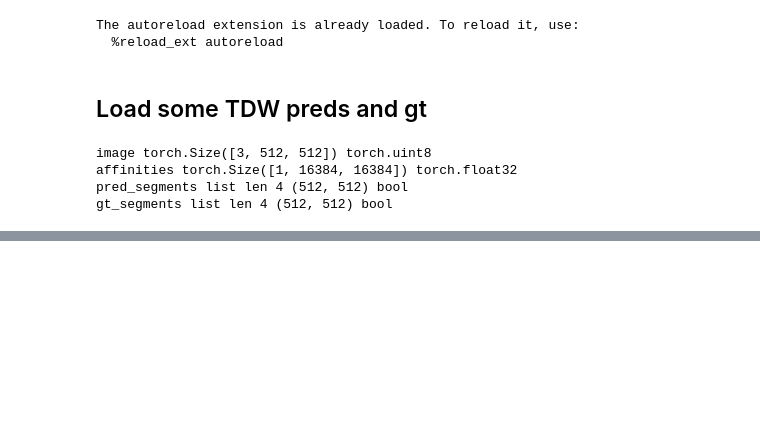
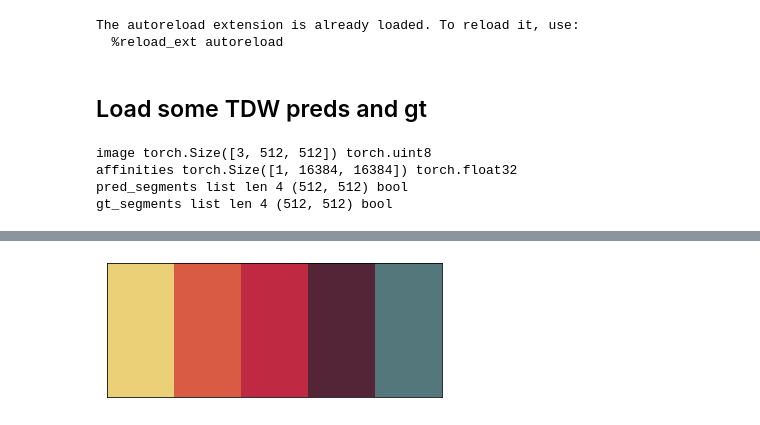
Before and after one commit to neuroailab/RAFT, a Jupyter notebook: notebooks/ECCV22_Figures_db030422.ipynb, the cells around one changed output, grey strips where cells are left out. Drawn from its saved outputs; the diff is of its cells as text; code cells hidden in the pictures; blank space fills up the shorter version.

```diff
--- a/notebooks/ECCV22_Figures_db030422.ipynb
+++ b/notebooks/ECCV22_Figures_db030422.ipynb
@@ -71,0 +73,4 @@ segs_viz.plot_image_pred_gt_segments(data, figsize=(12,4), cmap='twilight',
+# %%
+segs_viz.plot_palette(i=2)
+# %% [output]
+[figure, added]
```
Also changed, not shown: parts of 1 cell of this notebook, 2 other files.
